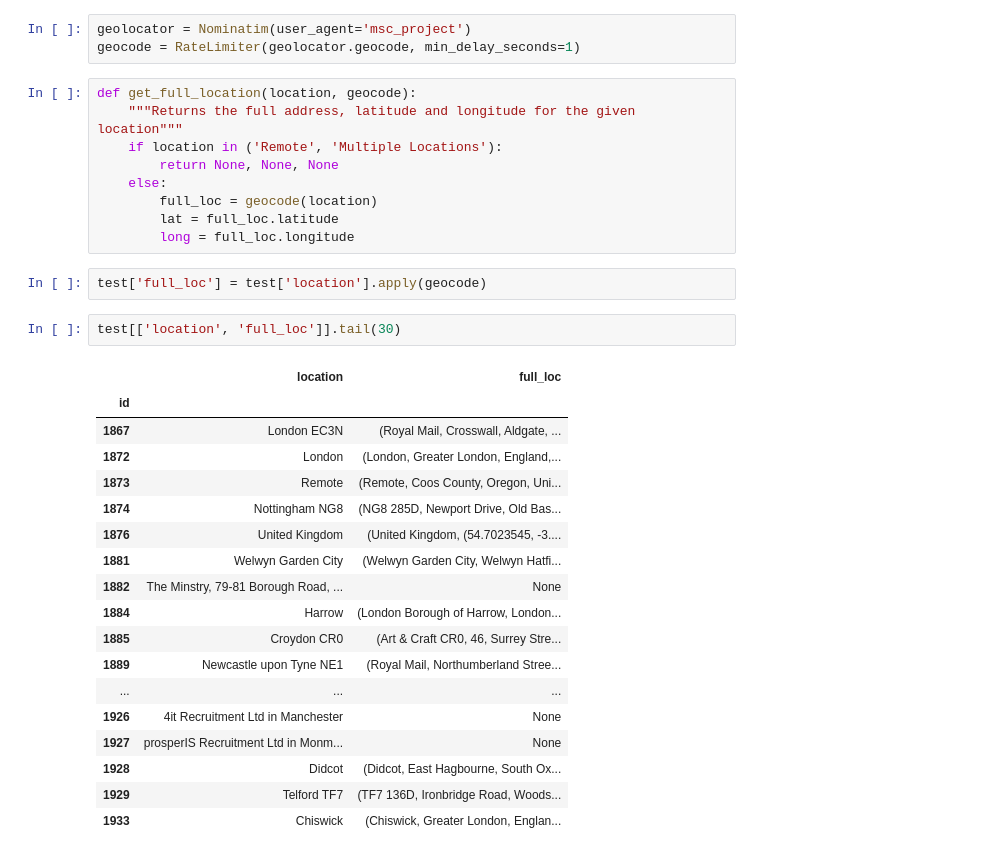
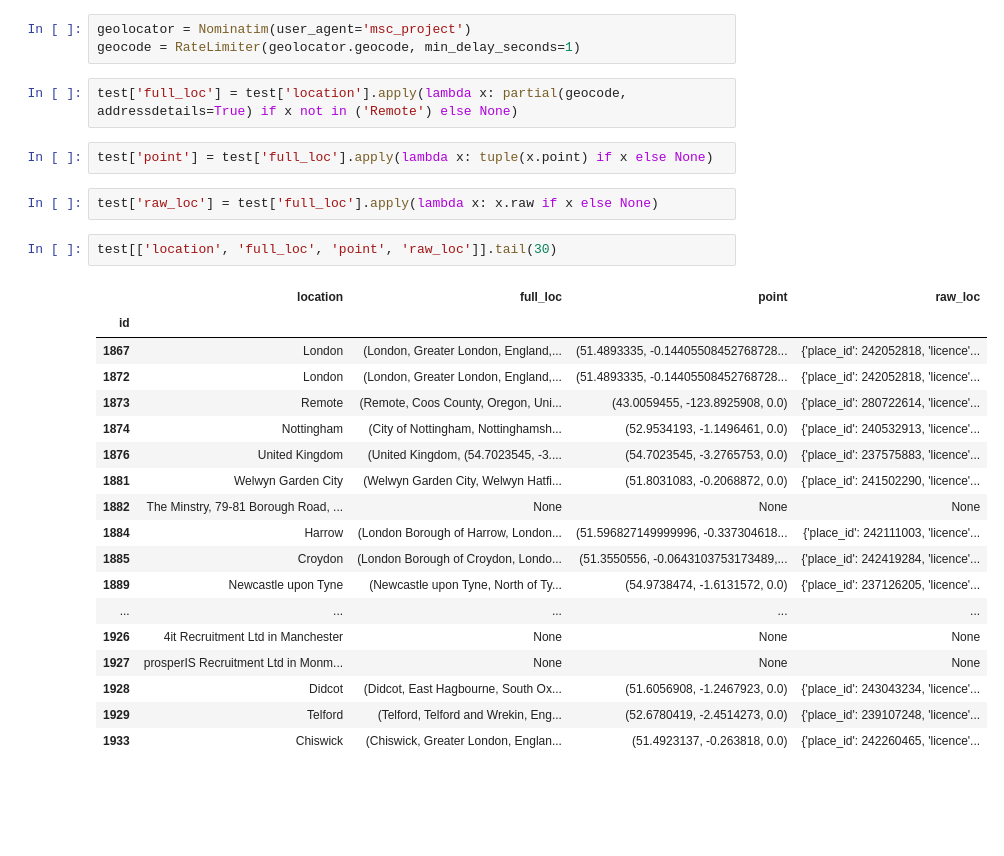
Before and after one commit to J1Walters/msc-project, a Jupyter notebook: notebooks/location_map.ipynb, the cells around one changed output. Drawn from its saved outputs; the diff is of its cells as text; blank space fills up the shorter version.

Commit message:
extract raw address

```diff
--- a/notebooks/location_map.ipynb
+++ b/notebooks/location_map.ipynb
@@ -112,35 +95,30 @@ Name: count, dtype: int64
 # %%
 geolocator = Nominatim(user_agent='msc_project')
 geocode = RateLimiter(geolocator.geocode, min_delay_seconds=1)
-# %%
-def get_full_location(location, geocode):
-    """Returns the full address, latitude and longitude for the given location"""
-    if location in ('Remote', 'Multiple Locations'):
-        return None, None, None
-    else:
-        full_loc = geocode(location)
-        lat = full_loc.latitude
-        long = full_loc.longitude
 # %%
-test['full_loc'] = test['location'].apply(geocode)
+test['full_loc'] = test['location'].apply(lambda x: partial(geocode, addressdetails=True) if x not in ('Remote') else None)
+# %%
+test['point'] = test['full_loc'].apply(lambda x: tuple(x.point) if x else None)
+# %%
+test['raw_loc'] = test['full_loc'].apply(lambda x: x.raw if x else None)
 # %%
-test[['location', 'full_loc']].tail(30)
+test[['location', 'full_loc', 'point', 'raw_loc']].tail(30)
 # %% [output]
-|  | location | full_loc |
-| id |  |  |
-| 1867 | London EC3N | (Royal Mail, Crosswall, Aldgate, ... |
-| 1872 | London | (London, Greater London, England,... |
-| 1873 | Remote | (Remote, Coos County, Oregon, Uni... |
-| 1874 | Nottingham NG8 | (NG8 285D, Newport Drive, Old Bas... |
-| 1876 | United Kingdom | (United Kingdom, (54.7023545, -3.... |
-| 1881 | Welwyn Garden City | (Welwyn Garden City, Welwyn Hatfi... |
-| 1882 | The Minstry, 79-81 Borough Road, ... | None |
-| 1884 | Harrow | (London Borough of Harrow, London... |
-| 1885 | Croydon CR0 | (Art & Craft CR0, 46, Surrey Stre... |
-| 1889 | Newcastle upon Tyne NE1 | (Royal Mail, Northumberland Stree... |
-| ... | ... | ... |
-| 1926 | 4it Recruitment Ltd in Manchester | None |
-| 1927 | prosperIS Recruitment Ltd in Monm... | None |
-| 1928 | Didcot | (Didcot, East Hagbourne, South Ox... |
-| 1929 | Telford TF7 | (TF7 136D, Ironbridge Road, Woods... |
-| 1933 | Chiswick | (Chiswick, Greater London, Englan... |
+|  | location | full_loc | point | raw_loc |
+| id |  |  |  |  |
+| 1867 | London | (London, Greater London, England,... | (51.4893335, -0.14405508452768728... | {'place_id': 242052818, 'licence'... |
+| 1872 | London | (London, Greater London, England,... | (51.4893335, -0.14405508452768728... | {'place_id': 242052818, 'licence'... |
+| 1873 | Remote | (Remote, Coos County, Oregon, Uni... | (43.0059455, -123.8925908, 0.0) | {'place_id': 280722614, 'licence'... |
+| 1874 | Nottingham | (City of Nottingham, Nottinghamsh... | (52.9534193, -1.1496461, 0.0) | {'place_id': 240532913, 'licence'... |
+| 1876 | United Kingdom | (United Kingdom, (54.7023545, -3.... | (54.7023545, -3.2765753, 0.0) | {'place_id': 237575883, 'licence'... |
+| 1881 | Welwyn Garden City | (Welwyn Garden City, Welwyn Hatfi... | (51.8031083, -0.2068872, 0.0) | {'place_id': 241502290, 'licence'... |
+| 1882 | The Minstry, 79-81 Borough Road, ... | None | None | None |
+| 1884 | Harrow | (London Borough of Harrow, London... | (51.596827149999996, -0.337304618... | {'place_id': 242111003, 'licence'... |
+| 1885 | Croydon | (London Borough of Croydon, Londo... | (51.3550556, -0.0643103753173489,... | {'place_id': 242419284, 'licence'... |
+| 1889 | Newcastle upon Tyne | (Newcastle upon Tyne, North of Ty... | (54.9738474, -1.6131572, 0.0) | {'place_id': 237126205, 'licence'... |
+| ... | ... | ... | ... | ... |
+| 1926 | 4it Recruitment Ltd in Manchester | None | None | None |
+| 1927 | prosperIS Recruitment Ltd in Monm... | None | None | None |
+| 1928 | Didcot | (Didcot, East Hagbourne, South Ox... | (51.6056908, -1.2467923, 0.0) | {'place_id': 243043234, 'licence'... |
+| 1929 | Telford | (Telford, Telford and Wrekin, Eng... | (52.6780419, -2.4514273, 0.0) | {'place_id': 239107248, 'licence'... |
+| 1933 | Chiswick | (Chiswick, Greater London, Englan... | (51.4923137, -0.263818, 0.0) | {'place_id': 242260465, 'licence'... |
```
Also changed, not shown: parts of 16 cells of this notebook.
